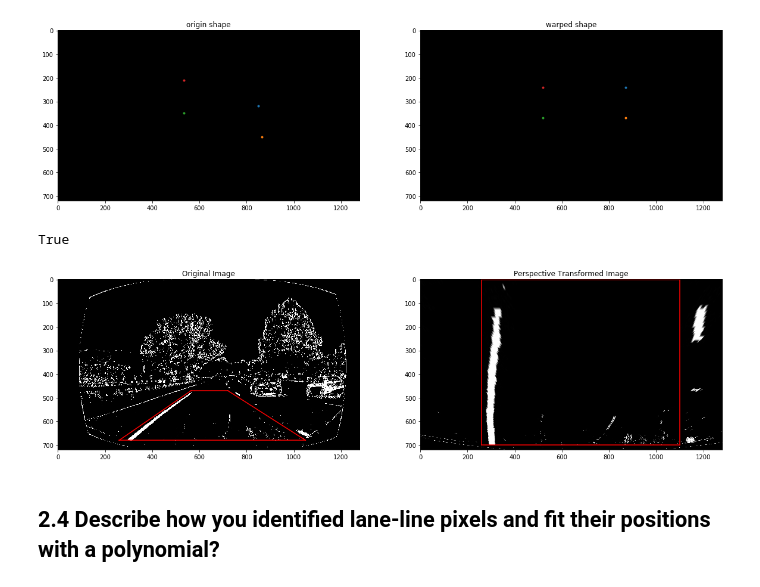
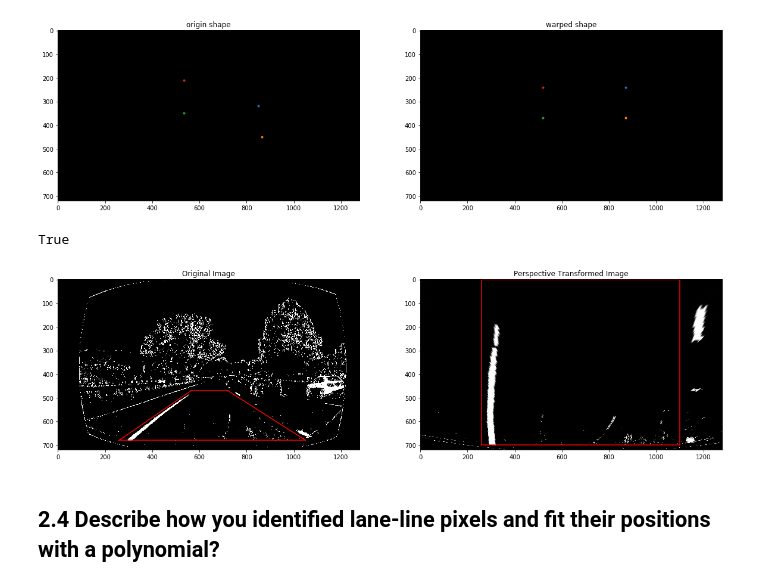
Before and after one commit to mgdreamingstar/CarND-Advanced-Lane-Lines, a Jupyter notebook: Advance-Lane-Lines.ipynb, the cells around one changed output. Saved outputs shown, nothing was run; the diff lists cells and outputs as text; code cells hidden in the pictures.

```diff
--- a/Advance-Lane-Lines.ipynb
+++ b/Advance-Lane-Lines.ipynb
@@ -419,7 +421,7 @@ ax2.set_title('warped shape')
 <matplotlib.text.Text at 0x...>
 [figure]
 # %%
-pers_orig = cv2.imread(r'.\output_images\combined_hls.jpg')
+pers_orig = cv2.imread(r'.\output_images\combined_Lnb.jpg')
 # pers_orig = cv2.imread(r'test_images\test3.jpg')
 def warp(img):
     img_size = (img.shape[1], img.shape[0])
@@ -453,34 +455,34 @@ def warp(img):
 
     return warped, src, dst, M, Minv
 
 pers_warped, src_w, dst_w, M_w, Minv_w = warp(pers_orig)
 
 %matplotlib inline
 
 f, (ax1, ax2) = plt.subplots(1,2,figsize=(20,10))
 ax1.imshow(cv2.cvtColor(pers_orig,cv2.COLOR_BGR2RGB))
 ax1.set_title('Original Image')
 ax2.imshow(pers_warped,cmap='gray')
 ax2.set_title('Perspective Transformed Image')
 for i in range(4):
     if i != 3:
         line_x1 = (src_w[i][0], src_w[i+1][0])
         line_y1 = (src_w[i][1], src_w[i+1][1])
         line_x2 = (dst_w[i][0], dst_w[i+1][0])
         line_y2 = (dst_w[i][1], dst_w[i+1][1])
     elif i == 3:
         line_x1 = (src_w[i][0], src_w[0][0])
         line_y1 = (src_w[i][1], src_w[0][1])
         line_x2 = (dst_w[i][0], dst_w[0][0])
         line_y2 = (dst_w[i][1], dst_w[0][1])
 
     ax1.plot(line_x1, line_y1, color = 'red')
     ax2.plot(line_x2, line_y2, color = 'red')
 
 cv2.imwrite(r'.\output_images\perspective_trans.jpg', pers_warped)
 # %% [output]
 True
-[figure, old version]
+[figure, new version]
 # %% [markdown]
 ## 2.4 Describe how you identified lane-line pixels and fit their positions with a polynomial?
 # %% [markdown]
```
Also changed, not shown: parts of 12 cells of this notebook, 5 other files.
